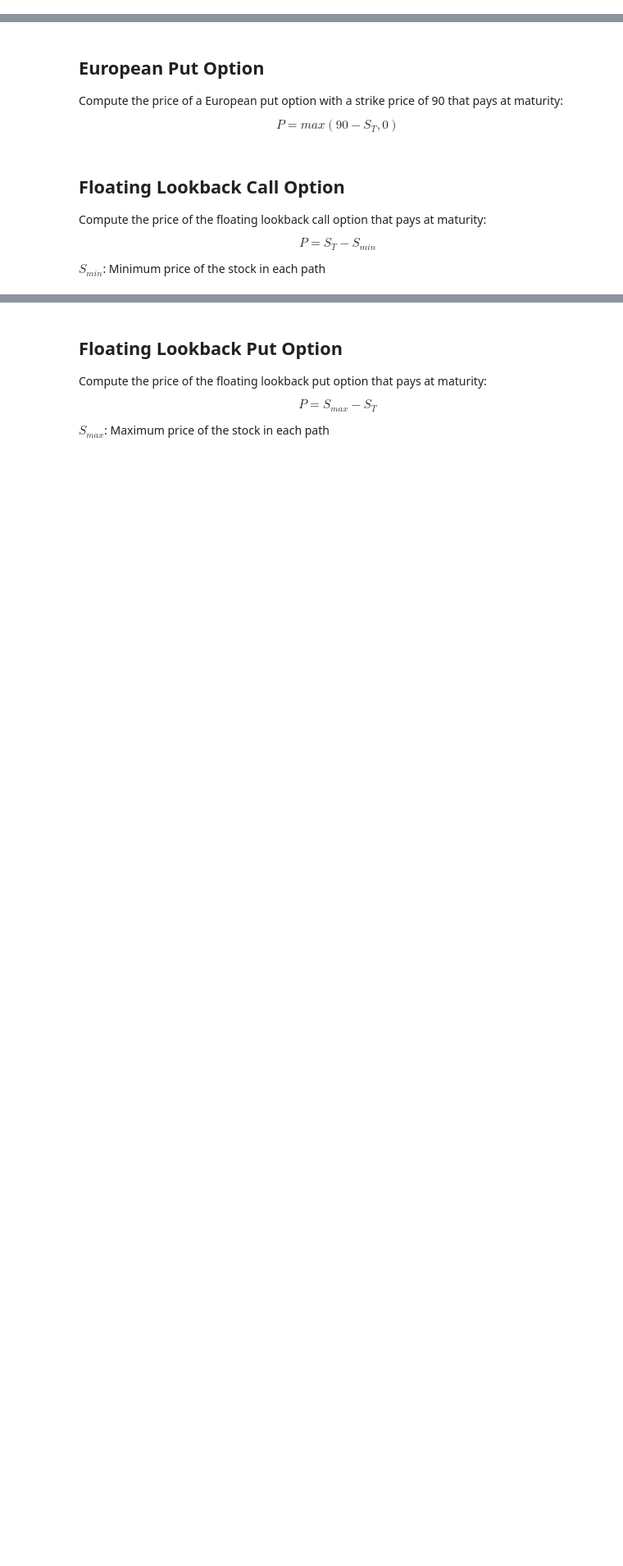
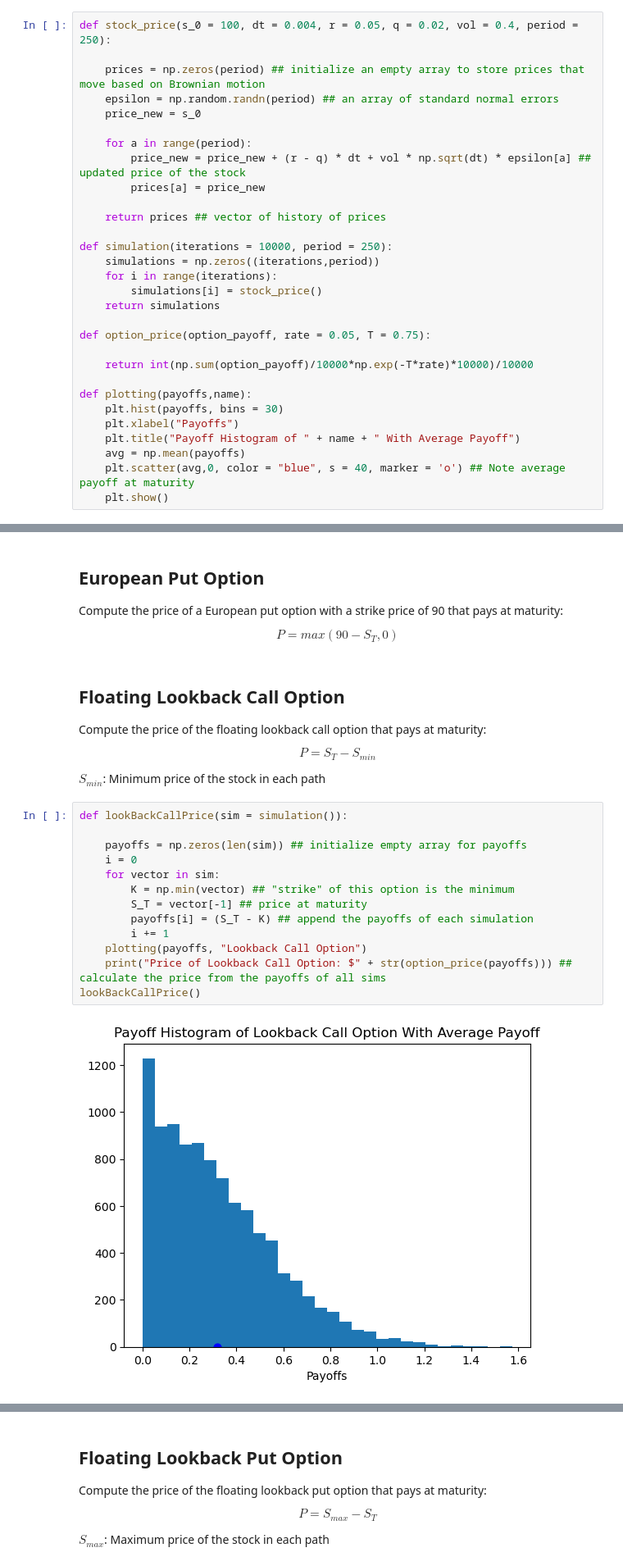
Before and after one commit to Stochastic-Foundations/Simulation-Based-Options-Pricing, a Jupyter notebook: OptionsPricing.ipynb, the cells around one changed output, grey strips where cells are left out. Shown: that part at 82% size. Saved outputs shown, nothing was run; the diff lists cells and outputs as text; blank space fills up the shorter version.

```diff
--- a/OptionsPricing.ipynb
+++ b/OptionsPricing.ipynb
@@ -1,3 +8,33 @@
+# %%
+def stock_price(s_0 = 100, dt = 0.004, r = 0.05, q = 0.02, vol = 0.4, period = 250):
+
+    prices = np.zeros(period) ## initialize an empty array to store prices that move based on Brownian motion
+    epsilon = np.random.randn(period) ## an array of standard normal errors
+    price_new = s_0
+
+    for a in range(period):
+        price_new = price_new + (r - q) * dt + vol * np.sqrt(dt) * epsilon[a] ## updated price of the stock
+        prices[a] = price_new
+
+    return prices ## vector of history of prices
+
+def simulation(iterations = 10000, period = 250):
+    simulations = np.zeros((iterations,period))
+    for i in range(iterations):
+        simulations[i] = stock_price()
+    return simulations
+
+def option_price(option_payoff, rate = 0.05, T = 0.75):
+
+    return int(np.sum(option_payoff)/10000*np.exp(-T*rate)*10000)/10000
+
+def plotting(payoffs,name):
+    plt.hist(payoffs, bins = 30)
+    plt.xlabel("Payoffs")
+    plt.title("Payoff Histogram of " + name + " With Average Payoff")
+    avg = np.mean(payoffs)
+    plt.scatter(avg,0, color = "blue", s = 40, marker = 'o') ## Note average payoff at maturity
+    plt.show()
 # %% [markdown]
 ## European Call Option
 
@@ -18,3 +55,18 @@ Compute the price of the floating lookback call option that pays at maturity:
 $$ P = S_T - S_{min} $$
 
 $S_{min}$: Minimum price of the stock in each path
+# %%
+def lookBackCallPrice(sim = simulation()):
+
+    payoffs = np.zeros(len(sim)) ## initialize empty array for payoffs
+    i = 0
+    for vector in sim:
+        K = np.min(vector) ## "strike" of this option is the minimum
+        S_T = vector[-1] ## price at maturity
+        payoffs[i] = (S_T - K) ## append the payoffs of each simulation
+        i += 1
+    plotting(payoffs, "Lookback Call Option")
+    print("Price of Lookback Call Option: $" + str(option_price(payoffs))) ## calculate the price from the payoffs of all sims
+lookBackCallPrice()
+# %% [output]
+[figure, added]
```
Also changed, not shown: parts of 5 cells of this notebook.
